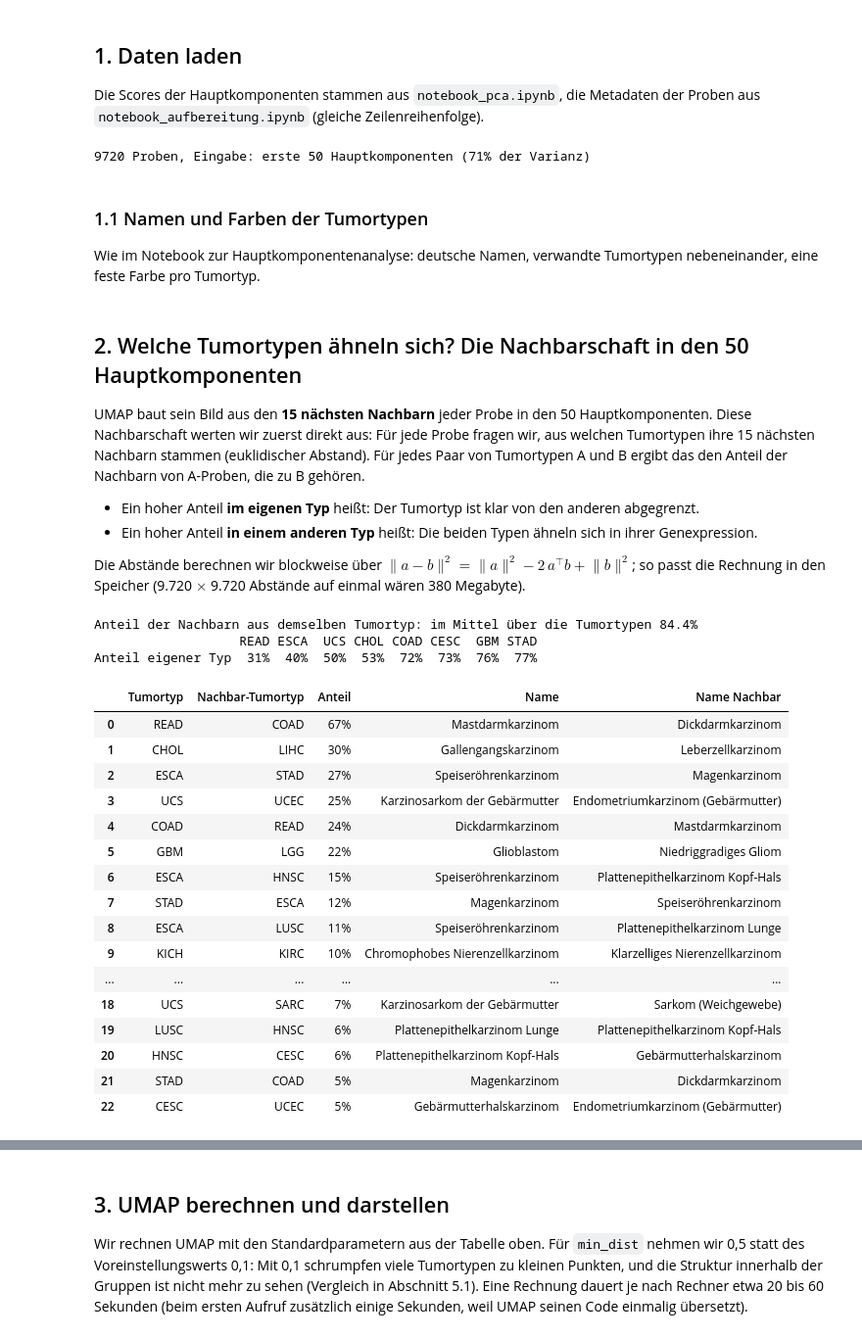
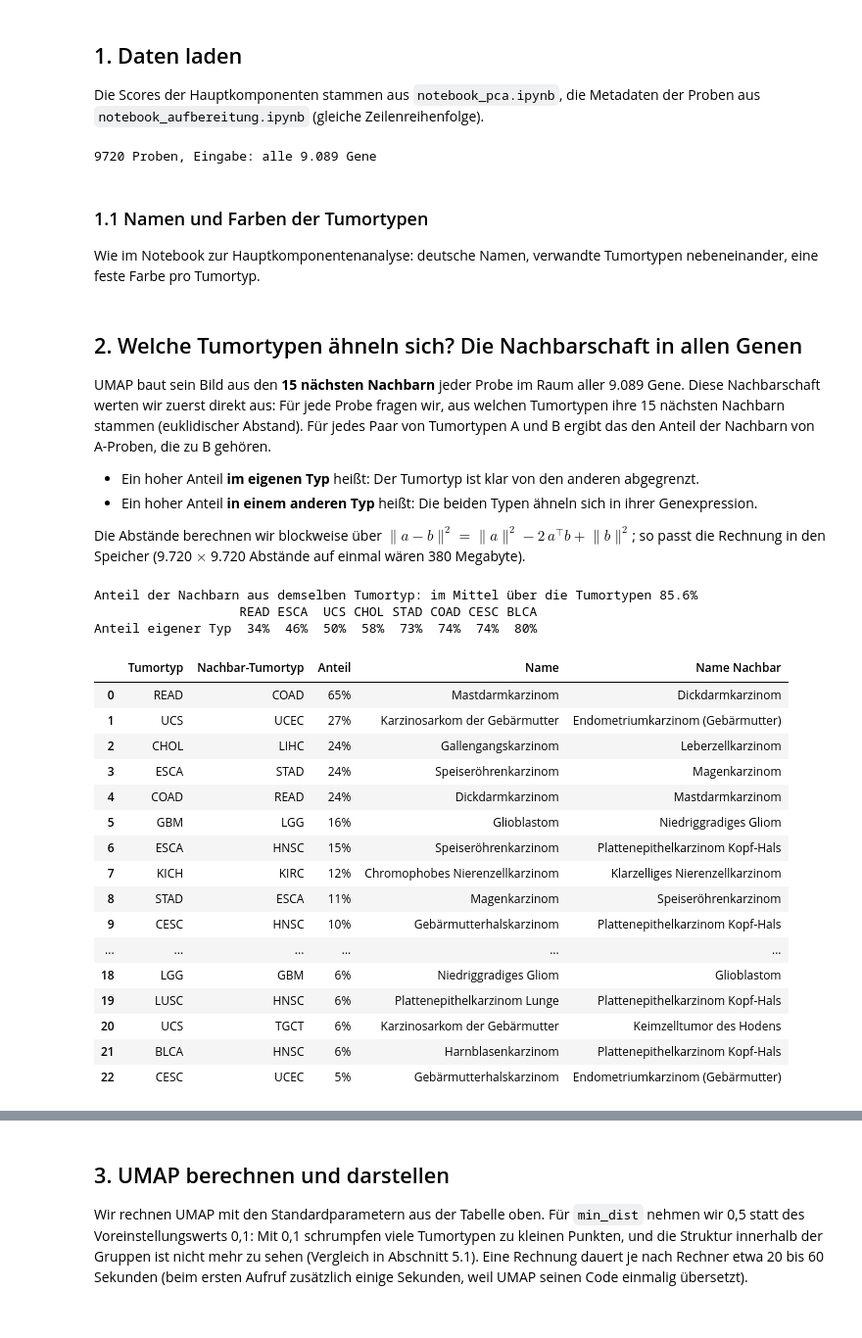
Before and after one commit to marinusgraf/ead-projekt, a Jupyter notebook: notebook_umap.ipynb, the cells around one changed output, grey strips where cells are left out. Shown at 98% size. Saved outputs shown, nothing was run; the diff lists cells and outputs as text; code cells hidden in the pictures.

```diff
--- a/notebook_umap.ipynb
+++ b/notebook_umap.ipynb
@@ -62,17 +62,17 @@ SEED = 0
 
 Die Scores der Hauptkomponenten stammen aus `notebook_pca.ipynb`, die Metadaten der Proben aus `notebook_aufbereitung.ipynb` (gleiche Zeilenreihenfolge).
 # %%
-Z = np.load(DATA_DIR / "pca_scores.npy")                          # Proben × 100 Hauptkomponenten
-explained = np.load(DATA_DIR / "pca_erklaerte_varianz.npy")
+X = np.load(DATA_DIR / "aufbereitet_matrix.npy").astype(np.float32)    # Proben × alle ausgewählten Gene, log2, zentriert
+Z = np.load(DATA_DIR / "pca_scores.npy")                               # nur für den Vergleich in Abschnitt 5.2
 meta = pd.read_csv(DATA_DIR / "aufbereitet_proben.csv", dtype={"sample_type": str, "center": str, "portion": str})
-assert len(meta) == len(Z)
-N_PC = 50
-Y = Z[:, :N_PC]
+assert len(meta) == len(X) == len(Z)
+Y = X
+EINGABE = f"alle {Y.shape[1]:,} Gene".replace(",", ".")
 study = meta["study"].to_numpy()
 n = len(Y)
-print(f"{n} Proben, Eingabe: erste {N_PC} Hauptkomponenten ({explained[:N_PC].sum():.0%} der Varianz)")
+print(f"{n} Proben, Eingabe: {EINGABE}")
 # %% [output]
-9720 Proben, Eingabe: erste 50 Hauptkomponenten (71% der Varianz)
+9720 Proben, Eingabe: alle 9.089 Gene
 # %% [markdown]
 ### 1.1 Namen und Farben der Tumortypen
 
@@ -98,9 +98,9 @@ assert set(study) == set(TYPES)
 palette = list(plt.cm.tab20.colors) + list(plt.cm.tab20b.colors[::2]) + list(plt.cm.Dark2.colors[:3])   # 33 Farben
 color = dict(zip(TYPES, palette))
 # %% [markdown]
-## 2. Welche Tumortypen ähneln sich? Die Nachbarschaft in den 50 Hauptkomponenten
+## 2. Welche Tumortypen ähneln sich? Die Nachbarschaft in allen Genen
 
-UMAP baut sein Bild aus den **15 nächsten Nachbarn** jeder Probe in den 50 Hauptkomponenten. Diese Nachbarschaft werten wir zuerst direkt aus:
+UMAP baut sein Bild aus den **15 nächsten Nachbarn** jeder Probe im Raum aller 9.089 Gene. Diese Nachbarschaft werten wir zuerst direkt aus:
 Für jede Probe fragen wir, aus welchen Tumortypen ihre 15 nächsten Nachbarn stammen (euklidischer Abstand).
 Für jedes Paar von Tumortypen A und B ergibt das den Anteil der Nachbarn von A-Proben, die zu B gehören.
 
@@ -112,55 +112,55 @@ Die Abstände berechnen wir blockweise über $\lVert a - b \rVert^2 = \lVert a \
 # %%
 K = 15
 
 def nachbarn(Y, K=K, block=2000):
     Y = np.asarray(Y, dtype=np.float32)
     sq = (Y**2).sum(axis=1)
     nb = np.empty((len(Y), K), dtype=np.int64)
     for s in range(0, len(Y), block):
         d2 = sq[s:s + block, None] - 2 * Y[s:s + block] @ Y.T + sq[None, :]
         d2[np.arange(d2.shape[0]), np.arange(s, s + d2.shape[0])] = np.inf      # sich selbst ausschließen
         nb[s:s + block] = np.argpartition(d2, K, axis=1)[:, :K]
     return nb
 
 def paare(nb):
     # Zeile A, Spalte B: Anteil der Nachbarn von A-Proben, die zu Tumortyp B gehören
     t = pd.crosstab(np.repeat(study, nb.shape[1]), study[nb.ravel()], normalize="index")
     t.index.name, t.columns.name = "Tumortyp", "Nachbar-Tumortyp"
     return t.loc[TYPES, TYPES]
 
 def eigener_anteil(nb):
     return pd.Series((study[nb] == study[:, None]).mean(axis=1)).groupby(study).mean().loc[TYPES]
 
-nb_pca = nachbarn(Y)
-paare_pca = paare(nb_pca)
-eigen_pca = eigener_anteil(nb_pca)
-print(f"Anteil der Nachbarn aus demselben Tumortyp: im Mittel über die Tumortypen {eigen_pca.mean():.1%}")
-print(eigen_pca.sort_values().head(8).map("{:.0%}".format).rename("Anteil eigener Typ").to_frame().T)
+nb_ein = nachbarn(Y)
+paare_ein = paare(nb_ein)
+eigen_ein = eigener_anteil(nb_ein)
+print(f"Anteil der Nachbarn aus demselben Tumortyp: im Mittel über die Tumortypen {eigen_ein.mean():.1%}")
+print(eigen_ein.sort_values().head(8).map("{:.0%}".format).rename("Anteil eigener Typ").to_frame().T)
 
-lang = paare_pca.stack().rename("Anteil").reset_index()
+lang = paare_ein.stack().rename("Anteil").reset_index()
 lang = lang[(lang["Tumortyp"] != lang["Nachbar-Tumortyp"]) & (lang["Anteil"] >= 0.05)].sort_values("Anteil", ascending=False)
 lang.assign(Name=lang["Tumortyp"].map(NAME), **{"Name Nachbar": lang["Nachbar-Tumortyp"].map(NAME)},
             Anteil=lang["Anteil"].map("{:.0%}".format)).reset_index(drop=True)
 # %% [output]
-Anteil der Nachbarn aus demselben Tumortyp: im Mittel über die Tumortypen 84.4%
-                   READ ESCA  UCS CHOL COAD CESC  GBM STAD
-Anteil eigener Typ  31%  40%  50%  53%  72%  73%  76%  77%
+Anteil der Nachbarn aus demselben Tumortyp: im Mittel über die Tumortypen 85.6%
+                   READ ESCA  UCS CHOL STAD COAD CESC BLCA
+Anteil eigener Typ  34%  46%  50%  58%  73%  74%  74%  80%
 |  | Tumortyp | Nachbar-Tumortyp | Anteil | Name | Name Nachbar |
-| 0 | READ | COAD | 67% | Mastdarmkarzinom | Dickdarmkarzinom |
-| 1 | CHOL | LIHC | 30% | Gallengangskarzinom | Leberzellkarzinom |
-| 2 | ESCA | STAD | 27% | Speiseröhrenkarzinom | Magenkarzinom |
-| 3 | UCS | UCEC | 25% | Karzinosarkom der Gebärmutter | Endometriumkarzinom (Gebärmutter) |
+| 0 | READ | COAD | 65% | Mastdarmkarzinom | Dickdarmkarzinom |
+| 1 | UCS | UCEC | 27% | Karzinosarkom der Gebärmutter | Endometriumkarzinom (Gebärmutter) |
+| 2 | CHOL | LIHC | 24% | Gallengangskarzinom | Leberzellkarzinom |
+| 3 | ESCA | STAD | 24% | Speiseröhrenkarzinom | Magenkarzinom |
 | 4 | COAD | READ | 24% | Dickdarmkarzinom | Mastdarmkarzinom |
-| 5 | GBM | LGG | 22% | Glioblastom | Niedriggradiges Gliom |
+| 5 | GBM | LGG | 16% | Glioblastom | Niedriggradiges Gliom |
 | 6 | ESCA | HNSC | 15% | Speiseröhrenkarzinom | Plattenepithelkarzinom Kopf-Hals |
-| 7 | STAD | ESCA | 12% | Magenkarzinom | Speiseröhrenkarzinom |
-| 8 | ESCA | LUSC | 11% | Speiseröhrenkarzinom | Plattenepithelkarzinom Lunge |
-| 9 | KICH | KIRC | 10% | Chromophobes Nierenzellkarzinom | Klarzelliges Nierenzellkarzinom |
+| 7 | KICH | KIRC | 12% | Chromophobes Nierenzellkarzinom | Klarzelliges Nierenzellkarzinom |
+| 8 | STAD | ESCA | 11% | Magenkarzinom | Speiseröhrenkarzinom |
+| 9 | CESC | HNSC | 10% | Gebärmutterhalskarzinom | Plattenepithelkarzinom Kopf-Hals |
 | ... | ... | ... | ... | ... | ... |
-| 18 | UCS | SARC | 7% | Karzinosarkom der Gebärmutter | Sarkom (Weichgewebe) |
+| 18 | LGG | GBM | 6% | Niedriggradiges Gliom | Glioblastom |
 | 19 | LUSC | HNSC | 6% | Plattenepithelkarzinom Lunge | Plattenepithelkarzinom Kopf-Hals |
-| 20 | HNSC | CESC | 6% | Plattenepithelkarzinom Kopf-Hals | Gebärmutterhalskarzinom |
-| 21 | STAD | COAD | 5% | Magenkarzinom | Dickdarmkarzinom |
+| 20 | UCS | TGCT | 6% | Karzinosarkom der Gebärmutter | Keimzelltumor des Hodens |
+| 21 | BLCA | HNSC | 6% | Harnblasenkarzinom | Plattenepithelkarzinom Kopf-Hals |
 | 22 | CESC | UCEC | 5% | Gebärmutterhalskarzinom | Endometriumkarzinom (Gebärmutter) |
 # %%
 def heatmap(t, titel):
```
Also changed, not shown: parts of 21 cells of this notebook, 7 other files.
